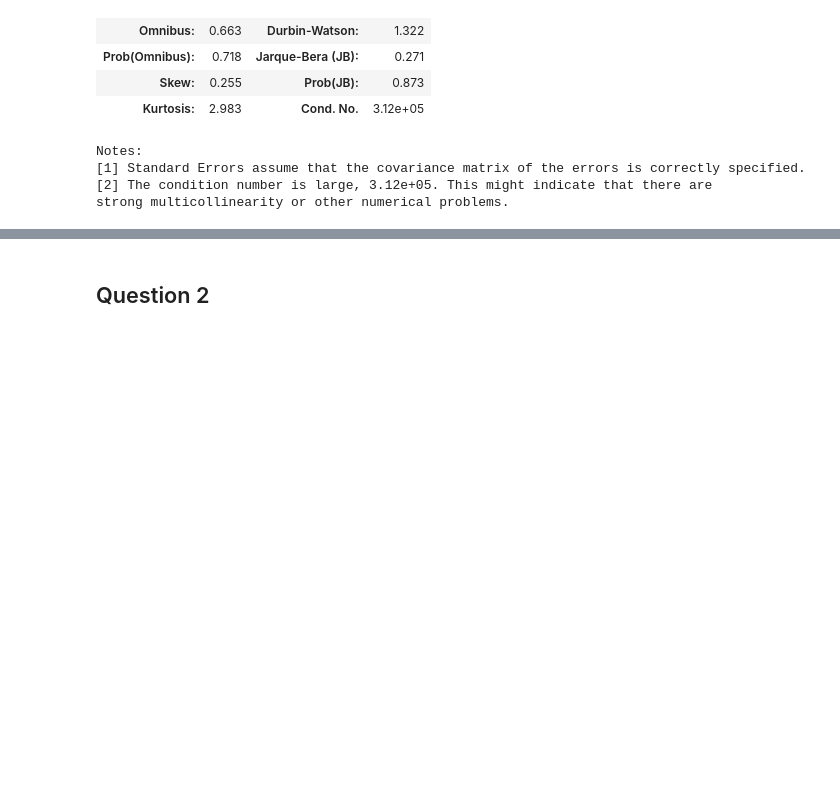
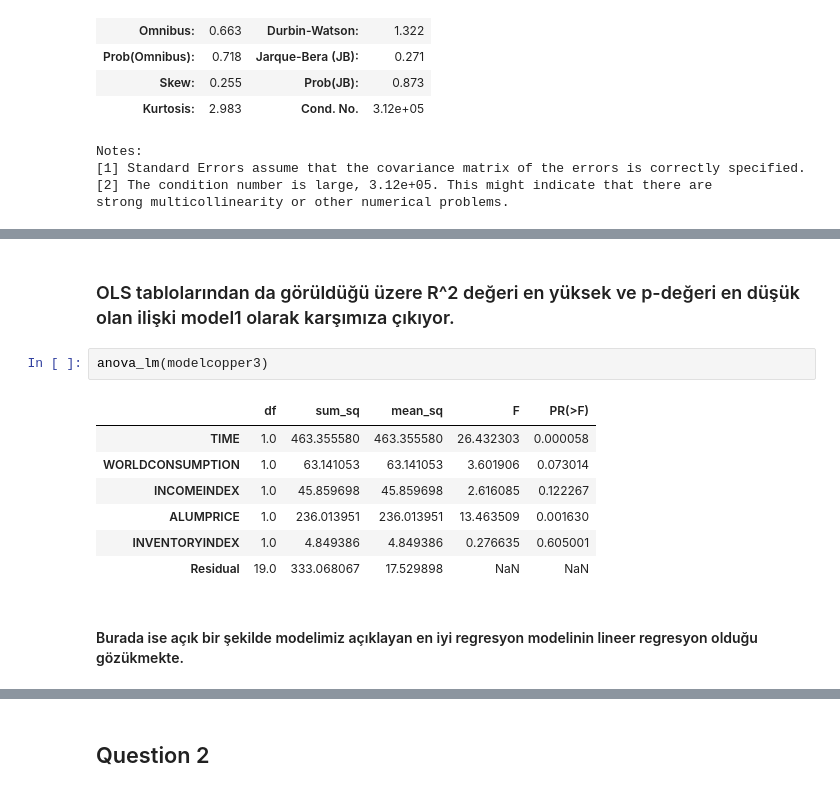
Before and after one commit to Lambd4Velorum/StatisticalDataAnalysis, a Jupyter notebook: HomeWork2.ipynb, the cells around one changed output, grey strips where cells are left out. Drawn from its saved outputs; the diff is of its cells as text; blank space fills up the shorter version.

```diff
--- a/HomeWork2.ipynb
+++ b/HomeWork2.ipynb
@@ -211,0 +191,14 @@ getregressions(X1,y1)
+# %% [markdown]
+### OLS tablolarından da görüldüğü üzere R^2 değeri en yüksek ve p-değeri en düşük olan ilişki model1 olarak karşımıza çıkıyor.
+# %%
+anova_lm(modelcopper3)
+# %% [output]
+|  | df | sum_sq | mean_sq | F | PR(>F) |
+| TIME | 1.0 | 463.355580 | 463.355580 | 26.432303 | 0.000058 |
+| WORLDCONSUMPTION | 1.0 | 63.141053 | 63.141053 | 3.601906 | 0.073014 |
+| INCOMEINDEX | 1.0 | 45.859698 | 45.859698 | 2.616085 | 0.122267 |
+| ALUMPRICE | 1.0 | 236.013951 | 236.013951 | 13.463509 | 0.001630 |
+| INVENTORYINDEX | 1.0 | 4.849386 | 4.849386 | 0.276635 | 0.605001 |
+| Residual | 19.0 | 333.068067 | 17.529898 | NaN | NaN |
+# %% [markdown]
+#### Burada ise açık bir şekilde modelimiz açıklayan en iyi regresyon modelinin lineer regresyon olduğu gözükmekte.
```
Also changed, not shown: parts of 32 cells of this notebook.
